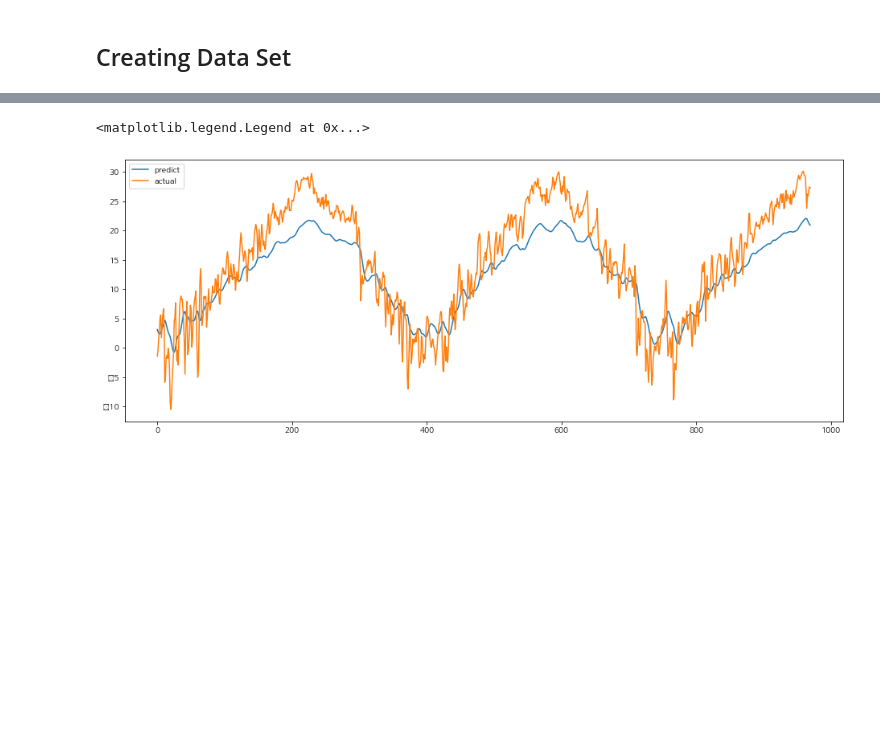
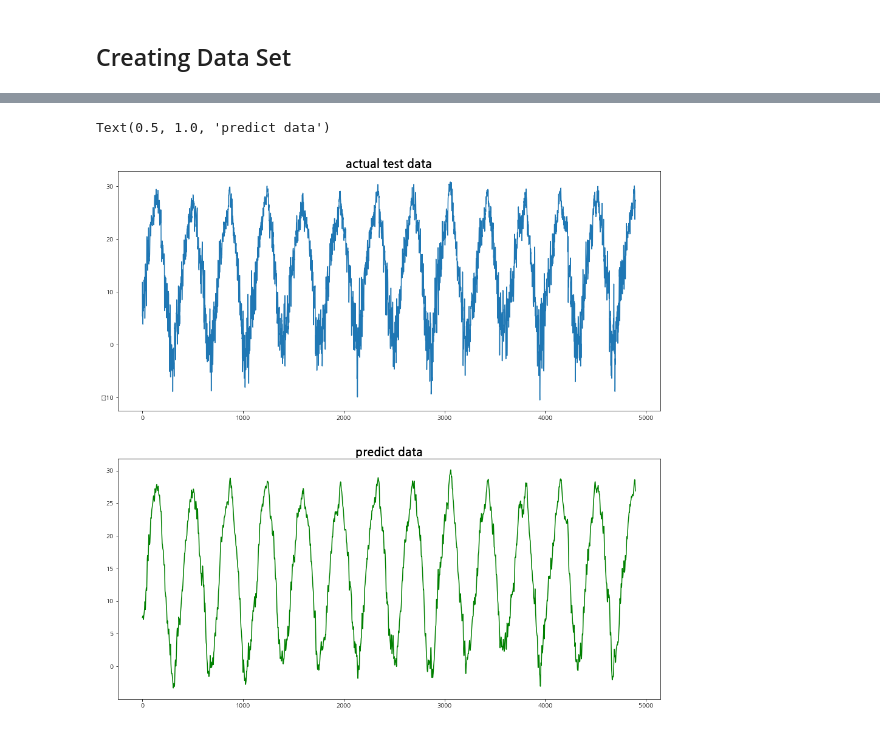
Before and after one commit to jmlee99/GBIF, a Jupyter notebook: GBIF_pred_model3.ipynb, the cells around one changed output, grey strips where cells are left out. Saved outputs shown, nothing was run; the diff lists cells and outputs as text; code cells hidden in the pictures; blank space fills up the shorter version.

```diff
--- a/GBIF_pred_model3.ipynb
+++ b/GBIF_pred_model3.ipynb
@@ -25,0 +36,4 @@ df = pd.read_csv(file, encoding = 'cp949')
+# %%
+df1.columns = ['지점번호', '지점명', '일시', '평균기온(℃)', '최고기온(℃)', '최저기온(℃)']
+df1 = df1.iloc[:, 2:]
+df1.head()
@@ -41,6 +62,7 @@ df
 62064 rows × 8 columns
 # %%
 df_korea = df.drop(['지점번호', '지점명'], axis = 1).groupby(['일시']).mean()
+df_temp = df1.drop(['최저기온(℃)'], axis = 1).groupby(['일시']).mean()
 df_korea.head(10)
 # %% [output]
 |  | 평균기온(℃) | 최고기온(℃) | 최저기온(℃) | 평균습도(%rh) | 평균풍속(m/s) |
@@ -133,7 +155,8 @@ Text(0.5, 1.0, '10년간 일별 평균풍속')
 ## Data Processing
 # %%
 n_col = 1
-dataset = df_korea['평균기온(℃)']
+#dataset = df_korea['평균기온(℃)']
+dataset = df_temp['평균기온(℃)']
 dataset = pd.DataFrame(dataset)
 data = dataset.values
 
@@ -178,7 +201,7 @@ train_data.shape
 # %%
 x_train = []
 y_train = []
-time_step = 1825
+time_step = 60
 n_col = 1
 
 for i in range(time_step, len(scaled_data)):
@@ -364,8 +457,11 @@ df_pred
 # %%
-fig, axe = plt.subplots(figsize = (16, 6))
-axe.plot(df_pred['predict'])
-axe.plot(df_pred['actual'])
-axe.legend(['predict', 'actual'])
+fig, axe = plt.subplots(2,1, figsize = (16, 16))
+axe[0].plot(df_pred['actual'])
+axe[1].plot(df_pred['predict'], c = 'g')
+
+axe[0].set_title('actual test data', size = 20, weight = 'bold')
+axe[1].set_title('predict data', size = 20, weight = 'bold')
+#axe.legend(['actual', 'predict'])
 # %% [output]
-<matplotlib.legend.Legend at 0x...>
+Text(0.5, 1.0, 'predict data')
-[figure, old version]
+[figure, new version]
```
Also changed, not shown: parts of 30 cells of this notebook.
